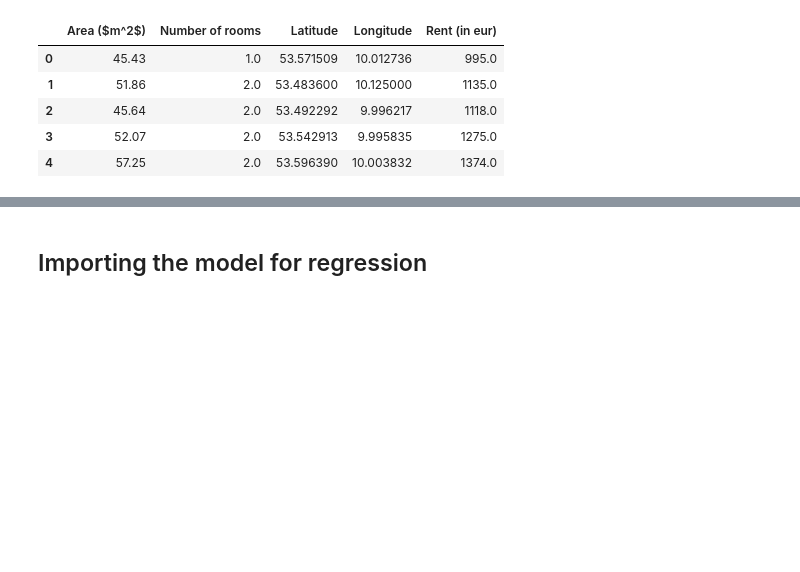
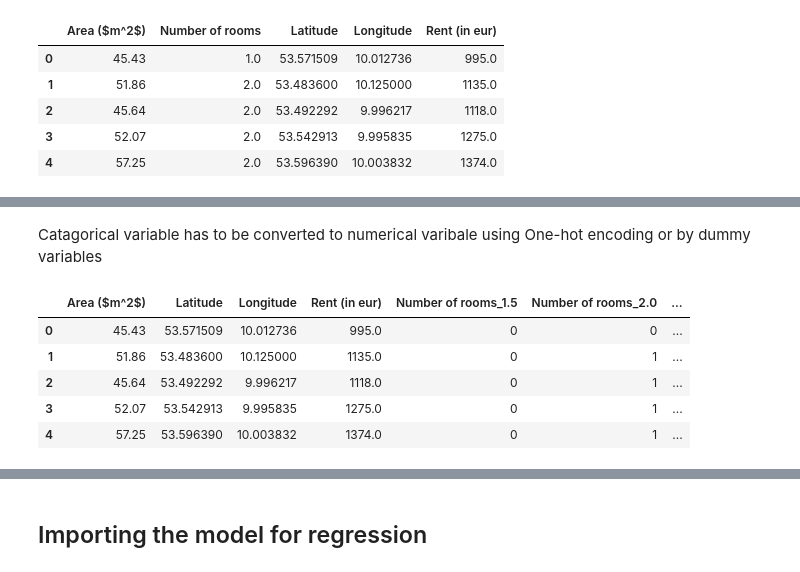
Before and after one commit to meghanad-kayanattil/Data_Science_Python_notebooks, a Jupyter notebook: Rent prediction wt linear regression-Hamburg-2022-July/Linear regression with the rent data.ipynb, the cells around one changed output, grey strips where cells are left out. Drawn from its saved outputs; the diff is of its cells as text; code cells hidden in the pictures; blank space fills up the shorter version.

```diff
--- a/Rent prediction wt linear regression-Hamburg-2022-July/Linear regression with the rent data.ipynb
+++ b/Rent prediction wt linear regression-Hamburg-2022-July/Linear regression with the rent data.ipynb
@@ -19,0 +86,13 @@ df.head()
+# %% [markdown]
+Catagorical variable has to be converted to numerical varibale using One-hot encoding or by dummy variables
+# %%
+#creating dummy variables
+df_new = pd.get_dummies(df, columns = ['Number of rooms'], drop_first=True)
+df_new.head()
+# %% [output]
+|  | Area ($m^2$) | Latitude | Longitude | Rent (in eur) | Number of rooms_1.5 | Number of rooms_2.0 | ... |
+| 0 | 45.43 | 53.571509 | 10.012736 | 995.0 | 0 | 0 | ... |
+| 1 | 51.86 | 53.483600 | 10.125000 | 1135.0 | 0 | 1 | ... |
+| 2 | 45.64 | 53.492292 | 9.996217 | 1118.0 | 0 | 1 | ... |
+| 3 | 52.07 | 53.542913 | 9.995835 | 1275.0 | 0 | 1 | ... |
+| 4 | 57.25 | 53.596390 | 10.003832 | 1374.0 | 0 | 1 | ... |
```
Also changed, not shown: parts of 48 cells of this notebook.
